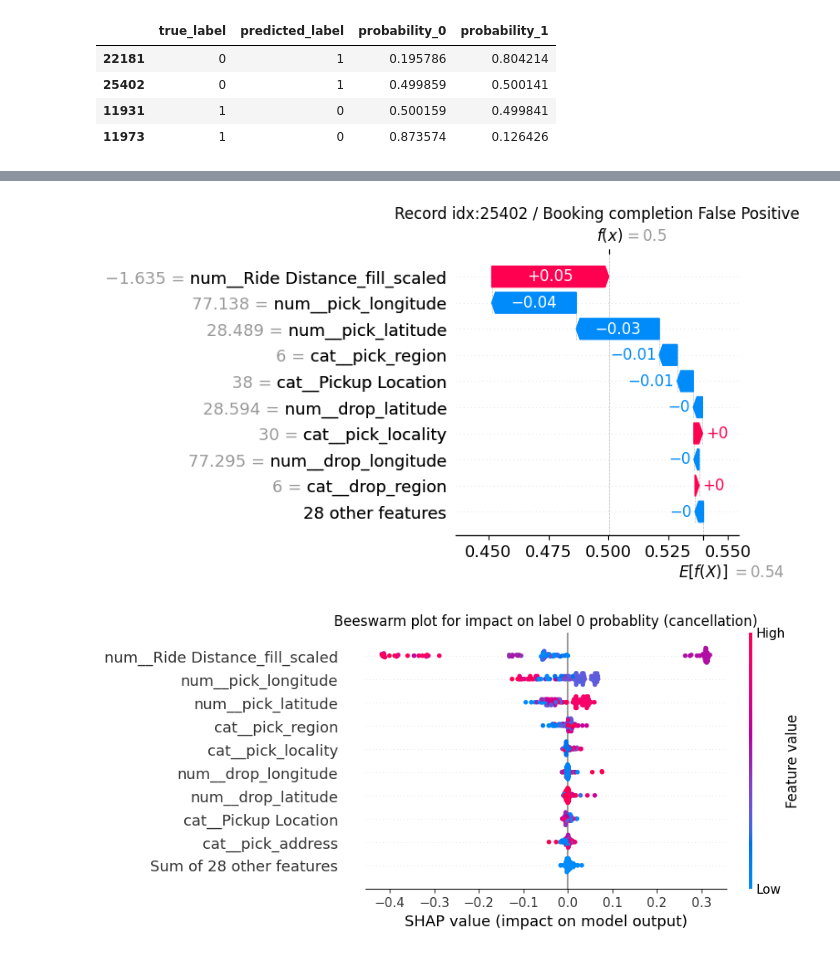
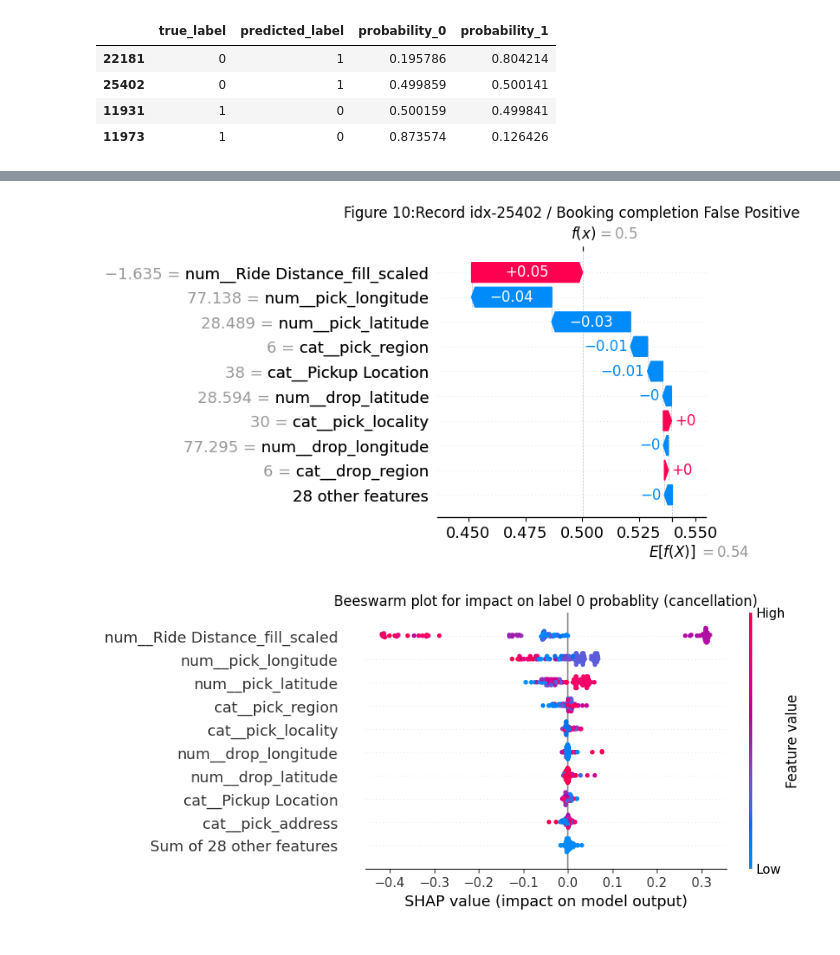
Before and after one commit to NDuan-510/MADS-MS2-Uber-Analysis, a Jupyter notebook: 4.4. Supervised Model evaluation & Failure analysis (booking completion) (fulldata).ipynb, the cells around one changed output, grey strips where cells are left out. Cells and saved outputs as stored; diff of their text form; code cells hidden in the pictures.

```diff
--- a/4.4. Supervised Model evaluation & Failure analysis (booking completion) (fulldata).ipynb
+++ b/4.4. Supervised Model evaluation & Failure analysis (booking completion) (fulldata).ipynb
@@ -63,9 +63,9 @@ split_df = pd.read_csv(os.path.join(base_directory, 'split_assignments_classific
                        )
 
 if use_lite_version:
-    model_data =pd.read_csv('ncr_ride_bookings_with_weather_filled_scaled_short___target_completed___top20_s30.csv')
+    model_data =pd.read_csv('datasets/processed/ncr_ride_bookings_with_weather_filled_scaled_short___target_completed___top20_s30.csv')
 else:
-    model_data =pd.read_csv('ncr_ride_bookings_with_weather_filled_scaled_short.csv')
+    model_data =pd.read_csv('datasets/processed/ncr_ride_bookings_with_weather_filled_scaled_short.csv')
 # %%
 feature_cols = [re.sub(r'^num__', '', name) for name in model[0].get_feature_names_out()]
 feature_cols = [re.sub(r'cat__', '', name) for name in feature_cols]
@@ -512,11 +512,11 @@ classify_vis_obj.waterfall_plot(
 # %%
 classify_vis_obj.waterfall_plot(
     ex_shap_values[:,:,1][1],
-    title = f'Record idx:{ex_info_df.index[1]} / Booking completion False Positive',
+    title = f'Figure 10:Record idx-{ex_info_df.index[1]} / Booking completion False Positive',
     figsize=(4,4)
     )
 # %% [output]
-[figure, old version]
+[figure, new version]
 # %%
 classify_vis_obj.beeswarm_plot(
     test_shap_values[:,:,0],
```
Also changed, not shown: parts of 4 cells of this notebook, 7 other files.
